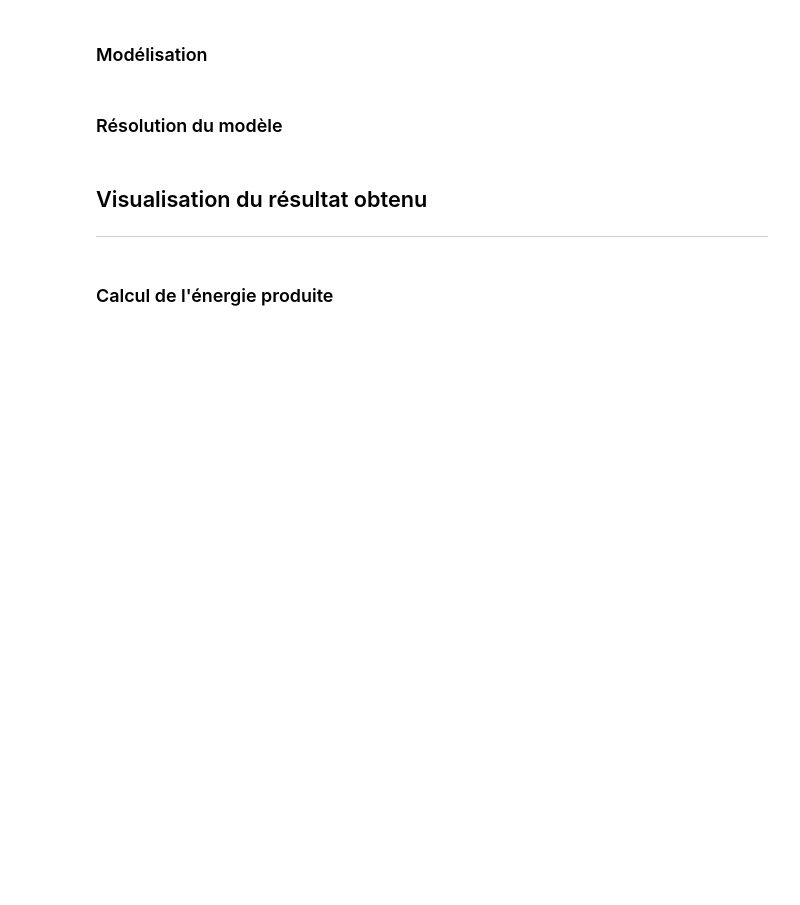
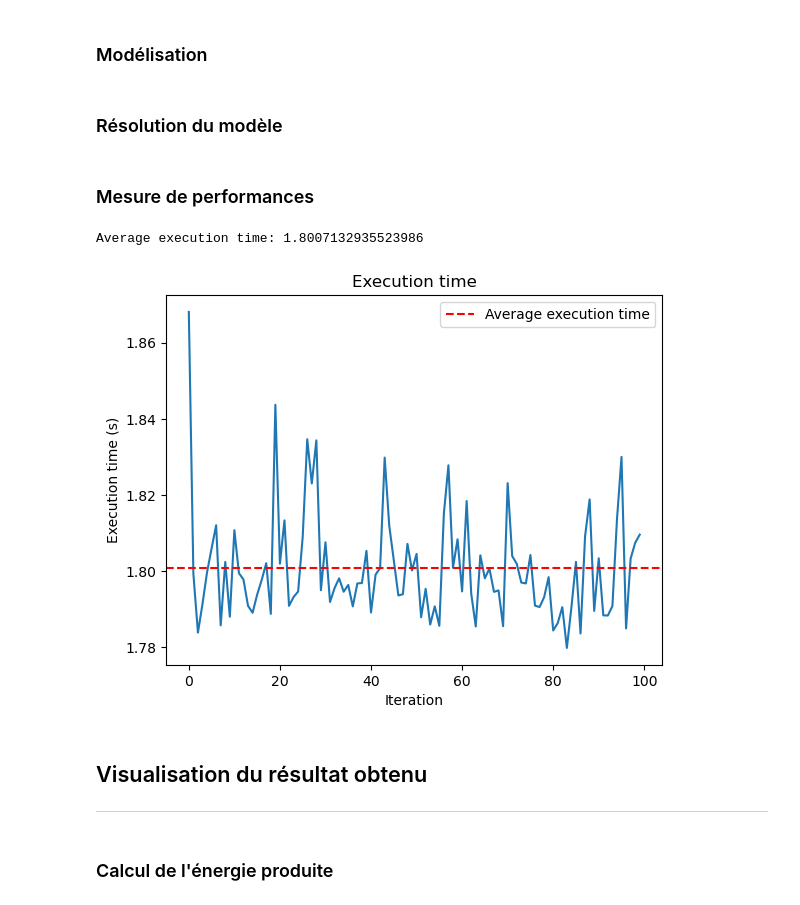
Before and after one commit to AhouLucas/projet-opti, a Jupyter notebook: projet_opti.ipynb, the cells around one changed output. Saved outputs shown, nothing was run; the diff lists cells and outputs as text; code cells hidden in the pictures; blank space fills up the shorter version.

```diff
--- a/projet_opti.ipynb
+++ b/projet_opti.ipynb
@@ -93,6 +93,30 @@ objective_function[-1] = -1
 # Solve linear program
 sol = linprog(c=objective_function, A_eq=A_eq, b_eq=b_eq, A_ub=A_ub, b_ub=b_ub, bounds=bounds)
 np.save('Data-partie-1/solution.npy', sol.x)
+# %% [markdown]
+### Mesure de performances
+# %%
+import time
+n = 100
+execution_time = np.zeros(n)
+for i in range(n):
+    start = time.time()
+    sol = linprog(c=objective_function, A_eq=A_eq, b_eq=b_eq, A_ub=A_ub, b_ub=b_ub, bounds=bounds)
+    end = time.time()
+    execution_time[i] = end - start
+
+plt.plot(np.arange(n), execution_time)
+plt.axhline(np.mean(execution_time), color='r', linestyle='--', label='Average execution time')
+plt.xlabel('Iteration')
+plt.ylabel('Execution time (s)')
+plt.title('Execution time')
+plt.legend()
+plt.savefig('Graphes/Graphes_partie_1/execution_time.pdf', format='pdf', bbox_inches='tight', pad_inches=0)
+
+print(f'Average execution time: {np.mean(execution_time)}')
+# %% [output]
+Average execution time: 1.8007132935523986
+[figure, added]
 # %% [markdown]
 ## Visualisation du résultat obtenu
 ---
```
Also changed, not shown: parts of 3 cells of this notebook, 8 other files.
